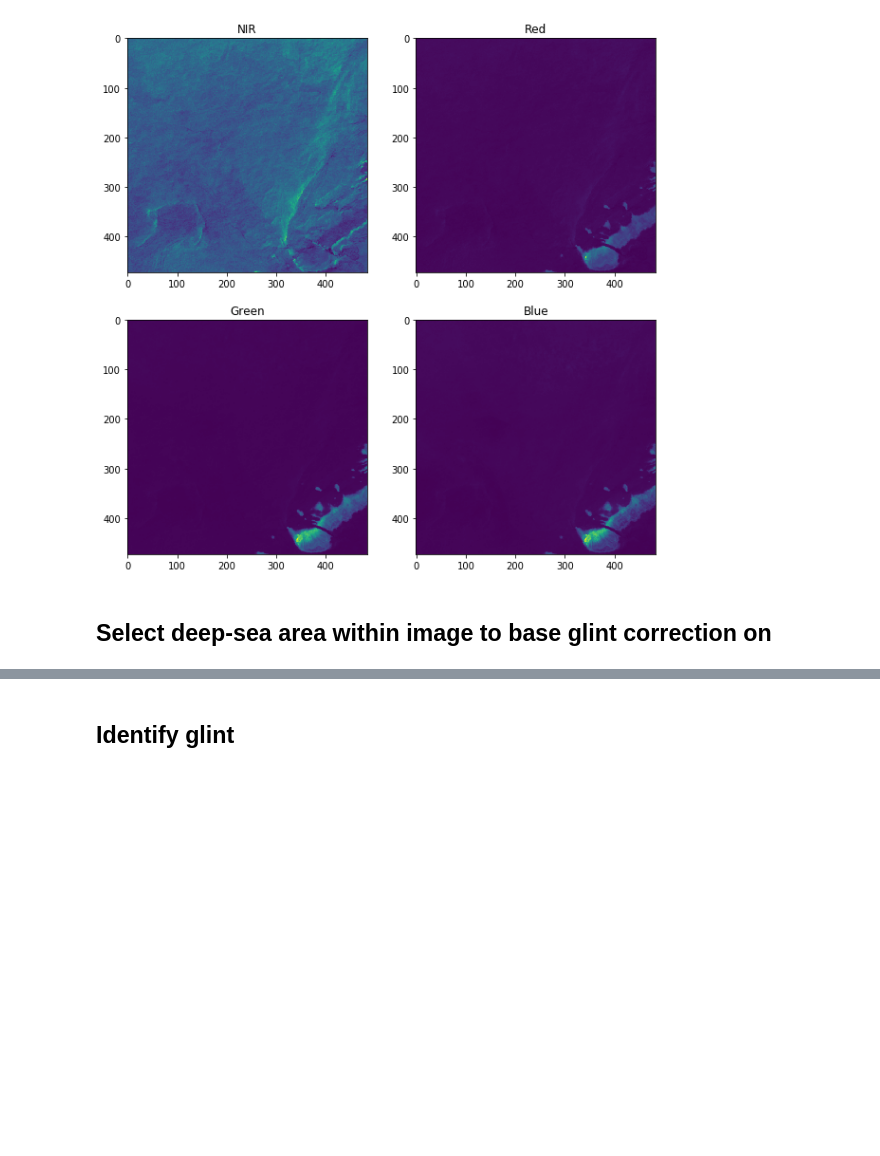
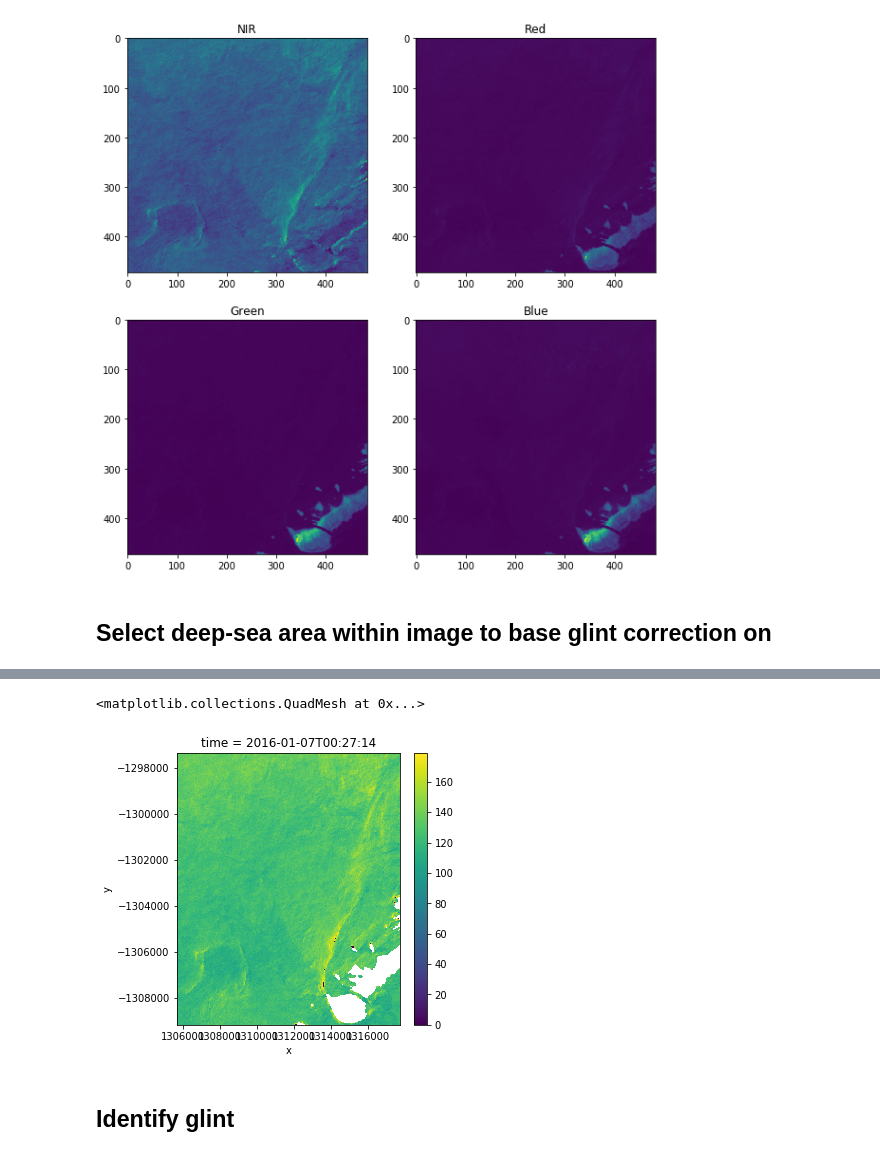
Before and after one commit to taslandcover/dea-notebooks, a Jupyter notebook: Glint/Hedley_2005_glint_correction.ipynb, the cells around one changed output, grey strips where cells are left out. Saved outputs shown, nothing was run; the diff lists cells and outputs as text; code cells hidden in the pictures; blank space fills up the shorter version.

```diff
--- a/Glint/Hedley_2005_glint_correction.ipynb
+++ b/Glint/Hedley_2005_glint_correction.ipynb
@@ -138,0 +159,10 @@ SyntaxError: invalid syntax (<ipython-input-33-cd291fe6dc9f>, line 5)
+# %%
+# Fix this up so there's no a and b, and also so that there's an rgb range instead of < x...
+
+a = red_only_cloud_free.where(red_only_cloud_free < 180, green_only_cloud_free < 250)
+b = a.where(blue_only_cloud_free < 420)
+xr.DataArray.mean(b)
+b.plot(figsize=(5,5))
+# %% [output]
+<matplotlib.collections.QuadMesh at 0x...>
+[figure, added]
```
Also changed, not shown: parts of 4 cells of this notebook.
